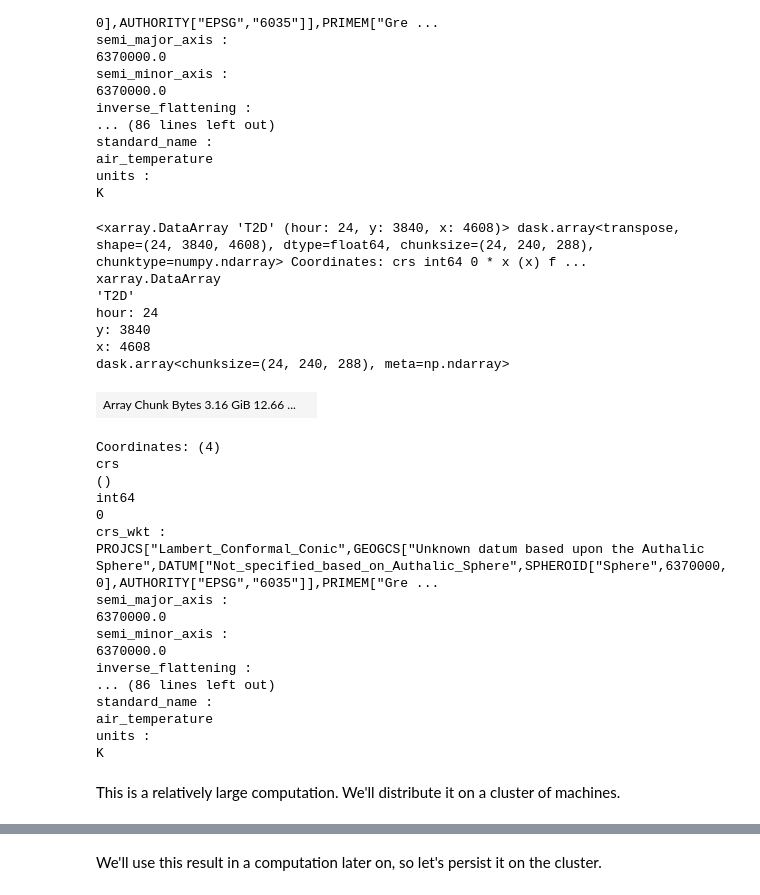
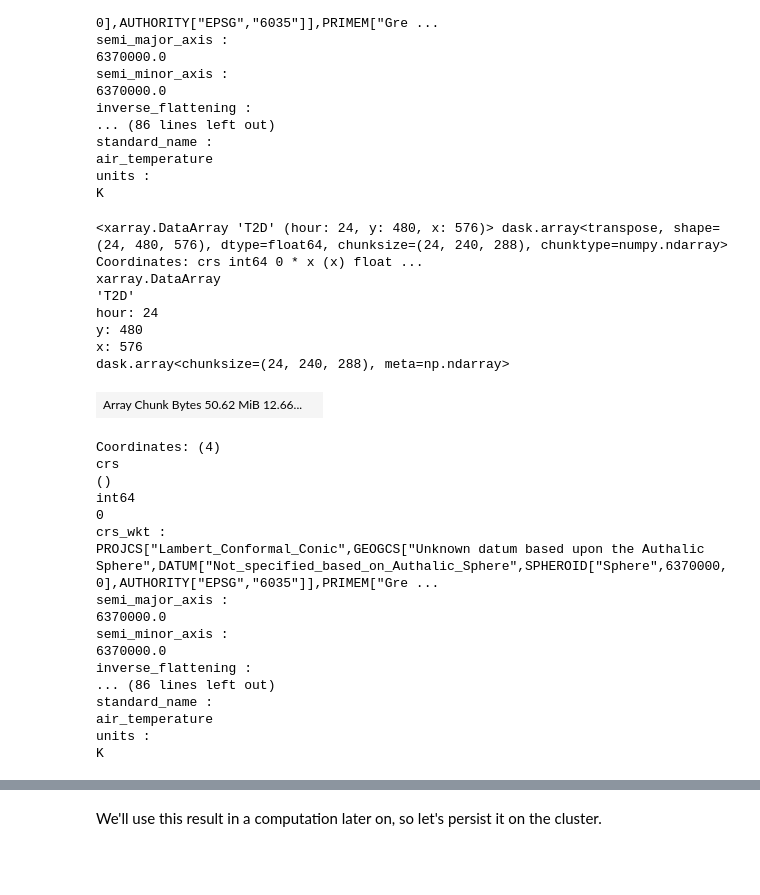
Before and after one commit to TomAugspurger/noaa-nwm, a Jupyter notebook: content/04-timeseries.ipynb, the cells around one changed output, grey strips where cells are left out. Saved outputs shown, nothing was run; the diff lists cells and outputs as text; code cells hidden in the pictures; blank space fills up the shorter version.

```diff
--- a/content/04-timeseries.ipynb
+++ b/content/04-timeseries.ipynb
@@ -160,18 +179,17 @@ air_temperature
 units :
 K
 # %%
-# hourly = subset.groupby("time.hour").mean(dim="time")
-hourly = ds.T2D.groupby("time.hour").mean(dim="time")
+hourly = subset.groupby("time.hour").mean(dim="time")
 hourly
 # %% [output]
-<xarray.DataArray 'T2D' (hour: 24, y: 3840, x: 4608)> dask.array<transpose, shape=(24, 3840, 4608), dtype=float64, chunksize=(24, 240, 288), chunktype=numpy.ndarray> Coordinates: crs int64 0 * x (x) f ...
+<xarray.DataArray 'T2D' (hour: 24, y: 480, x: 576)> dask.array<transpose, shape=(24, 480, 576), dtype=float64, chunksize=(24, 240, 288), chunktype=numpy.ndarray> Coordinates: crs int64 0 * x (x) float ...
 xarray.DataArray
 'T2D'
 hour: 24
-y: 3840
-x: 4608
+y: 480
+x: 576
 dask.array<chunksize=(24, 240, 288), meta=np.ndarray>
-| Array Chunk Bytes 3.16 GiB 12.66 ... |  |
+| Array Chunk Bytes 50.62 MiB 12.66... |  |
 Coordinates: (4)
 crs
 ()
@@ -189,5 +207,3 @@ standard_name :
 air_temperature
 units :
 K
-# %% [markdown]
-This is a relatively large computation. We'll distribute it on a cluster of machines.
```
Also changed, not shown: parts of 8 cells of this notebook, 4 other files.
